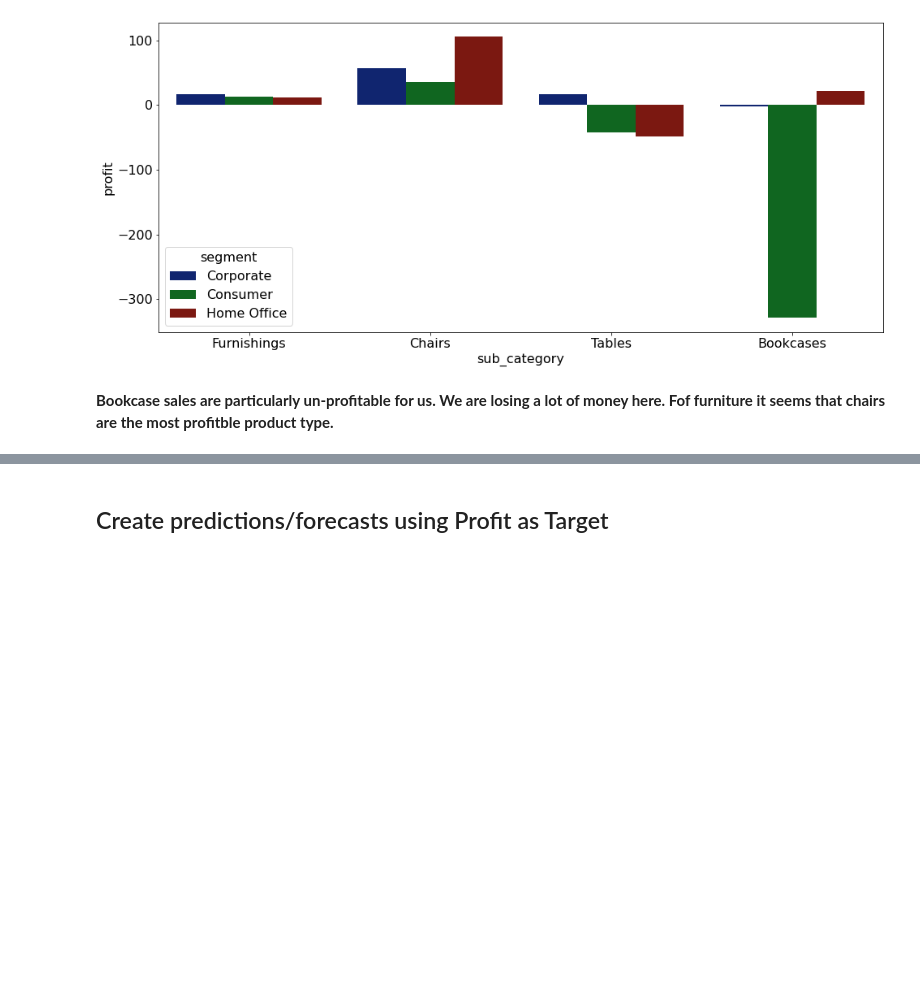
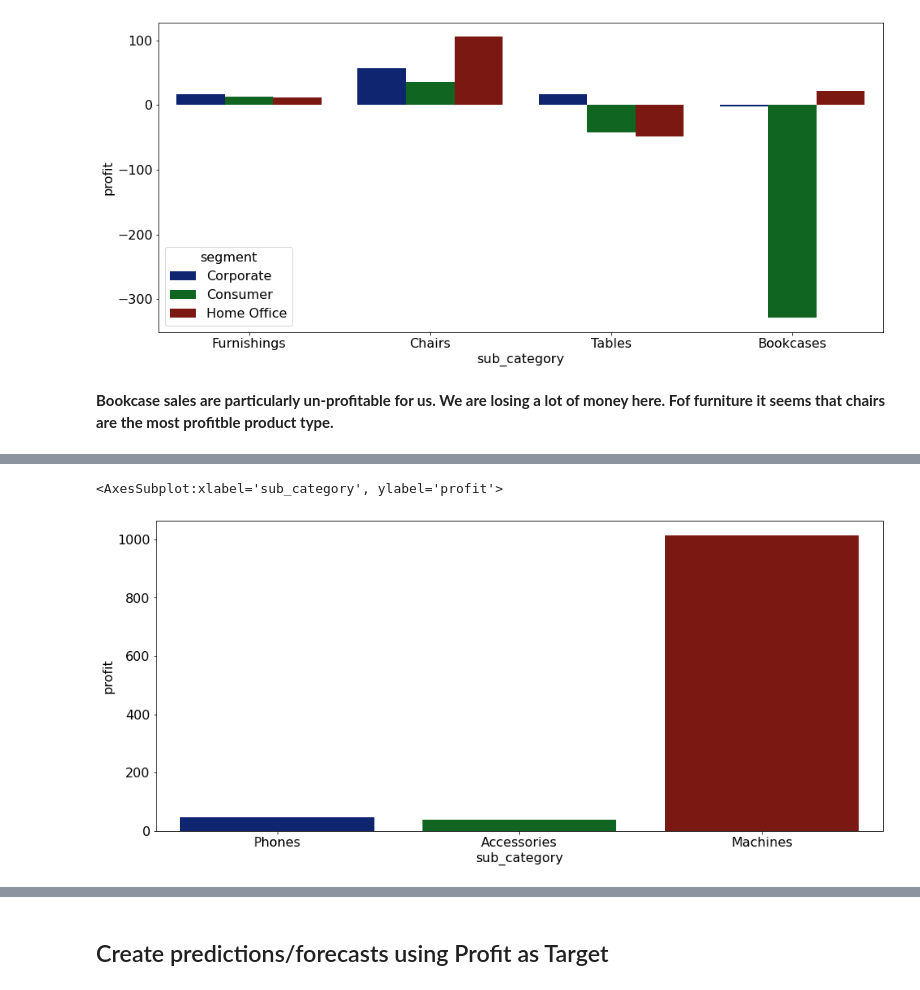
Before and after one commit to Kristofer-Rivera-and-Oliver-Ton/time_series_project, a Jupyter notebook: rivera_working_notebook.ipynb, the cells around one changed output, grey strips where cells are left out. Saved outputs shown, nothing was run; the diff lists cells and outputs as text; code cells hidden in the pictures; blank space fills up the shorter version.

```diff
--- a/rivera_working_notebook.ipynb
+++ b/rivera_working_notebook.ipynb
@@ -448,0 +464,2 @@ sns.barplot(x='sub_category', y='profit', data= furniture, hue='segment', ci=Non
+# %%
+home_office_tech = train.loc[(train['category'] == 'Technology') & (train['segment'] == 'Home Office')]
@@ -448,0 +476,5 @@ sns.barplot(x='sub_category', y='profit', data= furniture, hue='segment', ci=Non
+# %%
+sns.barplot(x='sub_category', y='profit', data= home_office_tech, ci=None)
+# %% [output]
+<AxesSubplot:xlabel='sub_category', ylabel='profit'>
+[figure, added]
```
Also changed, not shown: parts of 20 cells of this notebook.
